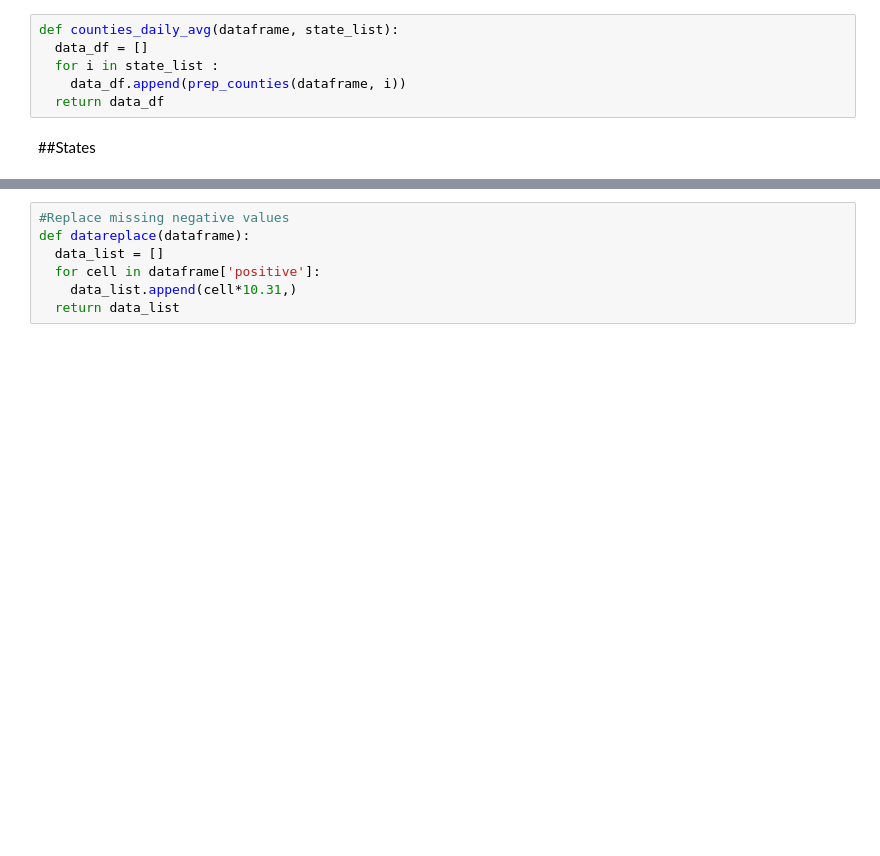
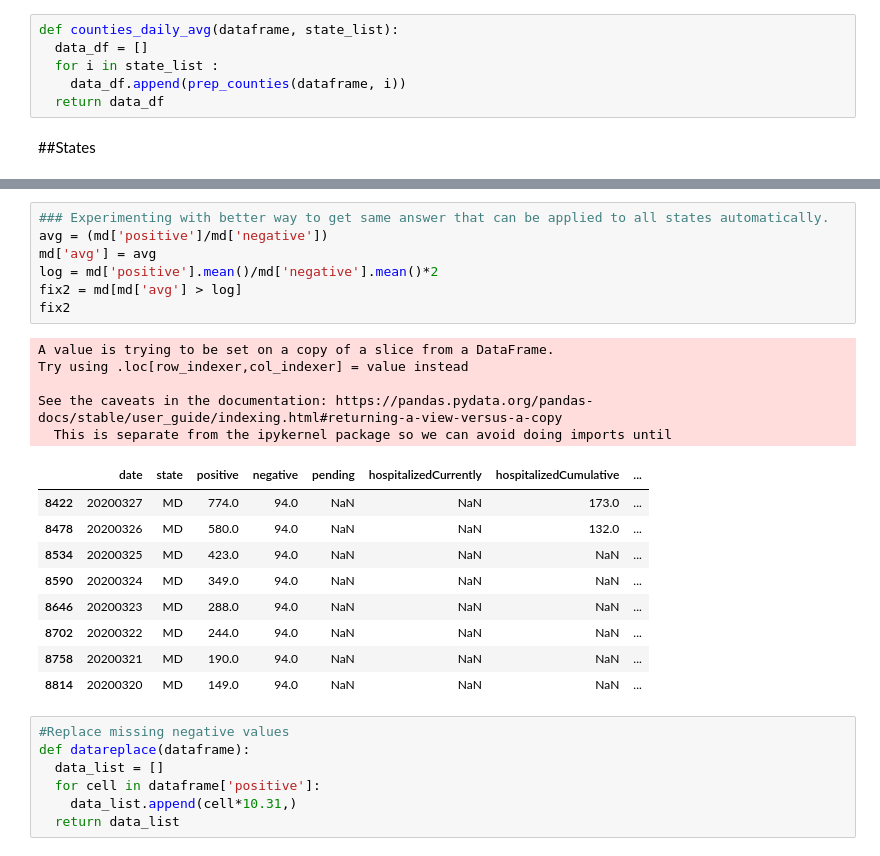
Before and after one commit to JoshuaHaga/Covid_19_sprint_1_buildwk, a Jupyter notebook: Covid_19_analysis.ipynb, the cells around one changed output, grey strips where cells are left out. Cells and saved outputs as stored; diff of their text form; blank space fills up the shorter version.

```diff
--- a/Covid_19_analysis.ipynb
+++ b/Covid_19_analysis.ipynb
@@ -432,3 +438,25 @@ fix.tail(35)
+# %%
+### Experimenting with better way to get same answer that can be applied to all states automatically.
+avg = (md['positive']/md['negative'])
+md['avg'] = avg
+log = md['positive'].mean()/md['negative'].mean()*2
+fix2 = md[md['avg'] > log]
+fix2
+# %% [output]
+A value is trying to be set on a copy of a slice from a DataFrame.
+Try using .loc[row_indexer,col_indexer] = value instead
+
+See the caveats in the documentation: https://pandas.pydata.org/pandas-docs/stable/user_guide/indexing.html#returning-a-view-versus-a-copy
+  This is separate from the ipykernel package so we can avoid doing imports until
+|  | date | state | positive | negative | pending | hospitalizedCurrently | hospitalizedCumulative | ... |
+| 8422 | 20200327 | MD | 774.0 | 94.0 | NaN | NaN | 173.0 | ... |
+| 8478 | 20200326 | MD | 580.0 | 94.0 | NaN | NaN | 132.0 | ... |
+| 8534 | 20200325 | MD | 423.0 | 94.0 | NaN | NaN | NaN | ... |
+| 8590 | 20200324 | MD | 349.0 | 94.0 | NaN | NaN | NaN | ... |
+| 8646 | 20200323 | MD | 288.0 | 94.0 | NaN | NaN | NaN | ... |
+| 8702 | 20200322 | MD | 244.0 | 94.0 | NaN | NaN | NaN | ... |
+| 8758 | 20200321 | MD | 190.0 | 94.0 | NaN | NaN | NaN | ... |
+| 8814 | 20200320 | MD | 149.0 | 94.0 | NaN | NaN | NaN | ... |
 # %%
 #Replace missing negative values
 def datareplace(dataframe):
```
Also changed, not shown: parts of 16 cells of this notebook.
